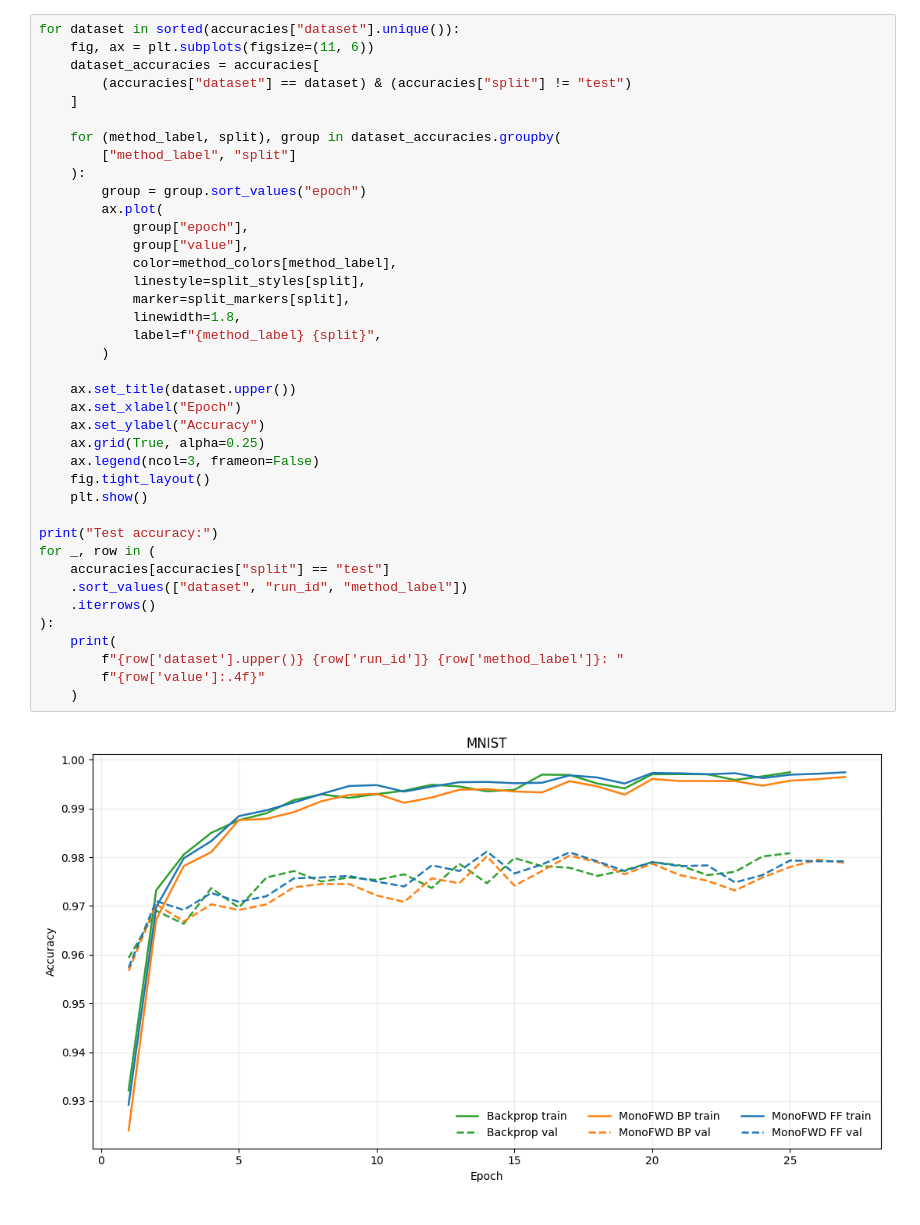
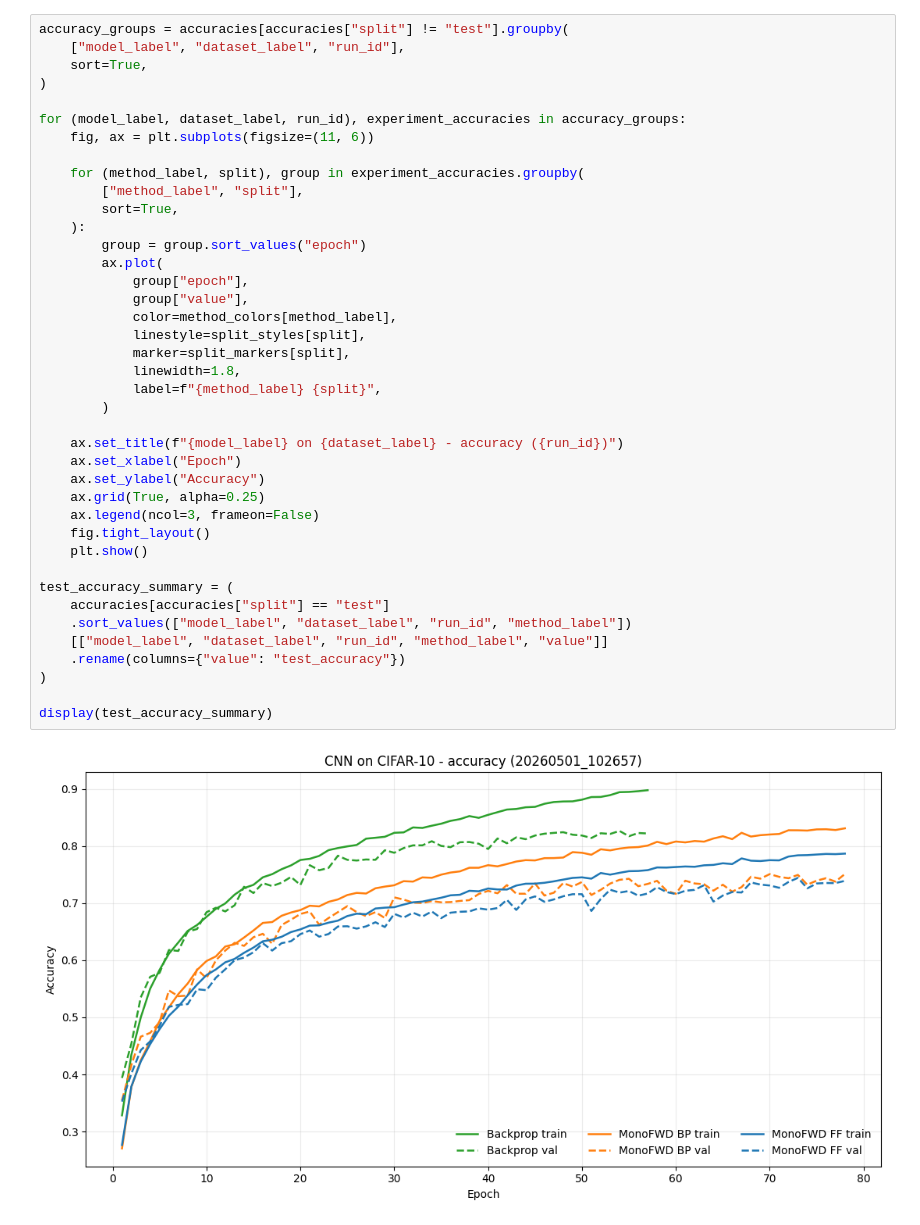
Before and after one commit to gorpeliates/ad-free-monofwd, a Jupyter notebook: mlps_report.ipynb, the cells around one changed output. Cells and saved outputs as stored; diff of their text form.

```diff
--- a/mlps_report.ipynb
+++ b/mlps_report.ipynb
@@ -157,41 +223,42 @@ MNIST 20260429_123957 MonoFWD FF: 0.1006
 # %%
-for dataset in sorted(accuracies["dataset"].unique()):
+accuracy_groups = accuracies[accuracies["split"] != "test"].groupby(
+    ["model_label", "dataset_label", "run_id"],
+    sort=True,
+)
+
+for (model_label, dataset_label, run_id), experiment_accuracies in accuracy_groups:
     fig, ax = plt.subplots(figsize=(11, 6))
-    dataset_accuracies = accuracies[
-        (accuracies["dataset"] == dataset) & (accuracies["split"] != "test")
-    ]
 
-    for (method_label, split), group in dataset_accuracies.groupby(
-        ["method_label", "split"]
+    for (method_label, split), group in experiment_accuracies.groupby(
+        ["method_label", "split"],
+        sort=True,
     ):
         group = group.sort_values("epoch")
         ax.plot(
             group["epoch"],
             group["value"],
             color=method_colors[method_label],
             linestyle=split_styles[split],
             marker=split_markers[split],
             linewidth=1.8,
             label=f"{method_label} {split}",
         )
 
-    ax.set_title(dataset.upper())
+    ax.set_title(f"{model_label} on {dataset_label} - accuracy ({run_id})")
     ax.set_xlabel("Epoch")
     ax.set_ylabel("Accuracy")
     ax.grid(True, alpha=0.25)
     ax.legend(ncol=3, frameon=False)
     fig.tight_layout()
     plt.show()
 
-print("Test accuracy:")
-for _, row in (
+test_accuracy_summary = (
     accuracies[accuracies["split"] == "test"]
-    .sort_values(["dataset", "run_id", "method_label"])
-    .iterrows()
-):
-    print(
-        f"{row['dataset'].upper()} {row['run_id']} {row['method_label']}: "
-        f"{row['value']:.4f}"
-    )
+    .sort_values(["model_label", "dataset_label", "run_id", "method_label"])
+    [["model_label", "dataset_label", "run_id", "method_label", "value"]]
+    .rename(columns={"value": "test_accuracy"})
+)
+
+display(test_accuracy_summary)
 # %% [output]
-[figure, old version]
+[figure, new version]
```
Also changed, not shown: parts of 8 cells of this notebook, 3 other files.
